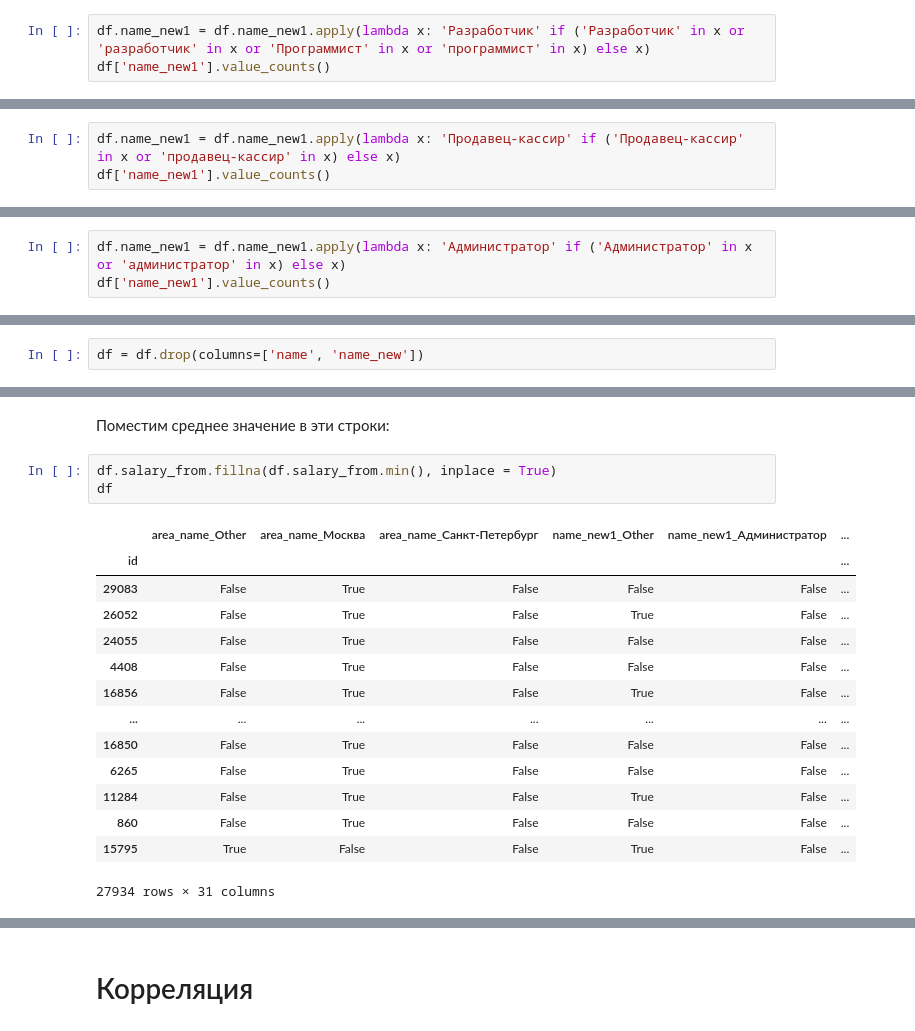
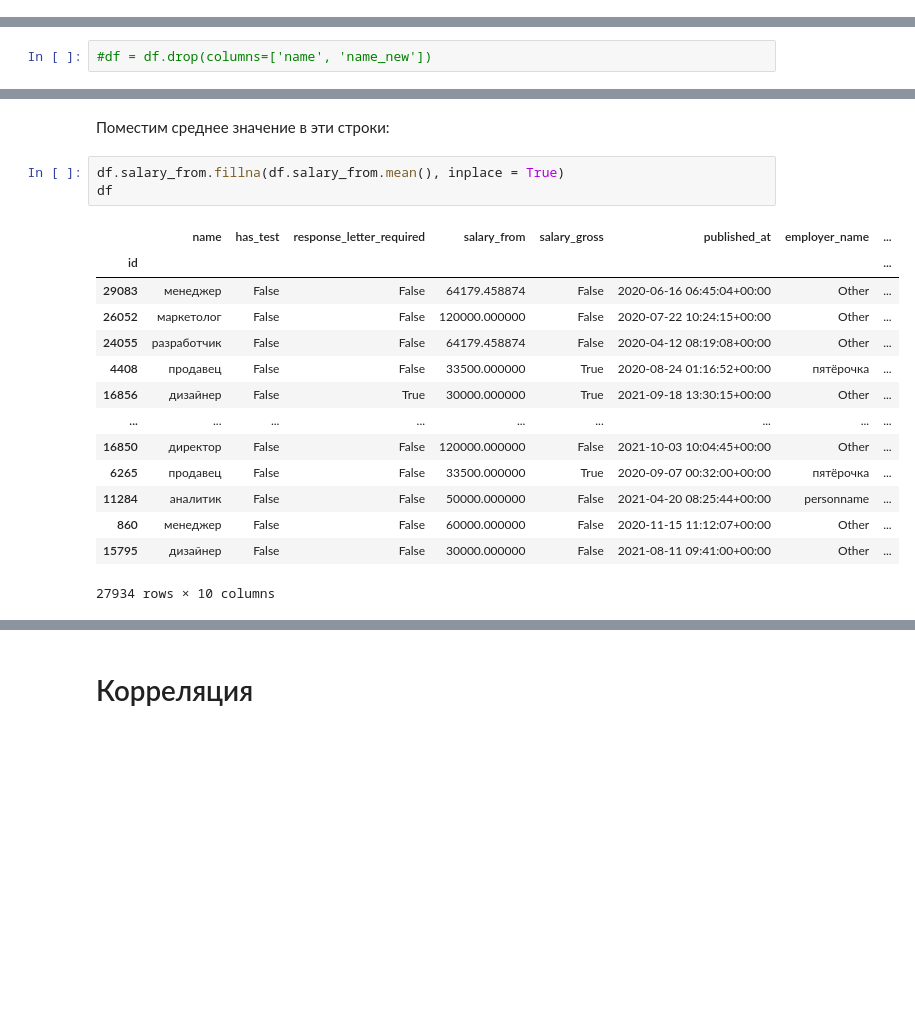
Before and after one commit to VitalSquared/BigDataAnalysis, a Jupyter notebook: jobs_predictions.ipynb, the cells around one changed output, grey strips where cells are left out. Cells and saved outputs as stored; diff of their text form; blank space fills up the shorter version.

```diff
--- a/jobs_predictions.ipynb
+++ b/jobs_predictions.ipynb
@@ -402,3 +429,0 @@ Name: count, Length: 7773, dtype: int64
-# %%
-df.name_new1 = df.name_new1.apply(lambda x: 'Разработчик' if ('Разработчик' in x or 'разработчик' in x or 'Программист' in x or 'программист' in x) else x)
-df['name_new1'].value_counts()
@@ -419,3 +429,0 @@ Name: count, Length: 6821, dtype: int64
-# %%
-df.name_new1 = df.name_new1.apply(lambda x: 'Продавец-кассир' if ('Продавец-кассир' in x or 'продавец-кассир' in x) else x)
-df['name_new1'].value_counts()
@@ -436,3 +429,0 @@ Name: count, Length: 6801, dtype: int64
-# %%
-df.name_new1 = df.name_new1.apply(lambda x: 'Администратор' if ('Администратор' in x or 'администратор' in x) else x)
-df['name_new1'].value_counts()
@@ -489,5 +464,5 @@ name и name_new можно дропнуть
 # %%
-df = df.drop(columns=['name', 'name_new'])
+#df = df.drop(columns=['name', 'name_new'])
 # %%
 df.describe(include='O')
 # %% [output]
@@ -642,23 +506,23 @@ df_nan
 # %% [markdown]
 Поместим среднее значение в эти строки:
 # %%
-df.salary_from.fillna(df.salary_from.min(), inplace = True)
+df.salary_from.fillna(df.salary_from.mean(), inplace = True)
 df
 # %% [output]
-|  | area_name_Other | area_name_Москва | area_name_Санкт-Петербург | name_new1_Other | name_new1_Администратор | ... |
-| id |  |  |  |  |  | ... |
-| 29083 | False | True | False | False | False | ... |
-| 26052 | False | True | False | True | False | ... |
-| 24055 | False | True | False | False | False | ... |
-| 4408 | False | True | False | False | False | ... |
-| 16856 | False | True | False | True | False | ... |
-| ... | ... | ... | ... | ... | ... | ... |
-| 16850 | False | True | False | False | False | ... |
-| 6265 | False | True | False | False | False | ... |
-| 11284 | False | True | False | True | False | ... |
-| 860 | False | True | False | False | False | ... |
-| 15795 | True | False | False | True | False | ... |
+|  | name | has_test | response_letter_required | salary_from | salary_gross | published_at | employer_name | ... |
+| id |  |  |  |  |  |  |  | ... |
+| 29083 | менеджер | False | False | 64179.458874 | False | 2020-06-16 06:45:04+00:00 | Other | ... |
+| 26052 | маркетолог | False | False | 120000.000000 | False | 2020-07-22 10:24:15+00:00 | Other | ... |
+| 24055 | разработчик | False | False | 64179.458874 | False | 2020-04-12 08:19:08+00:00 | Other | ... |
+| 4408 | продавец | False | False | 33500.000000 | True | 2020-08-24 01:16:52+00:00 | пятёрочка | ... |
+| 16856 | дизайнер | False | True | 30000.000000 | True | 2021-09-18 13:30:15+00:00 | Other | ... |
+| ... | ... | ... | ... | ... | ... | ... | ... | ... |
+| 16850 | директор | False | False | 120000.000000 | False | 2021-10-03 10:04:45+00:00 | Other | ... |
+| 6265 | продавец | False | False | 33500.000000 | True | 2020-09-07 00:32:00+00:00 | пятёрочка | ... |
+| 11284 | аналитик | False | False | 50000.000000 | False | 2021-04-20 08:25:44+00:00 | personname | ... |
+| 860 | менеджер | False | False | 60000.000000 | False | 2020-11-15 11:12:07+00:00 | Other | ... |
+| 15795 | дизайнер | False | False | 30000.000000 | False | 2021-08-11 09:41:00+00:00 | Other | ... |
-27934 rows × 31 columns
+27934 rows × 10 columns
 # %%
 df.info()
 # %% [output]
```
Also changed, not shown: parts of 97 cells of this notebook, 1 other file.
